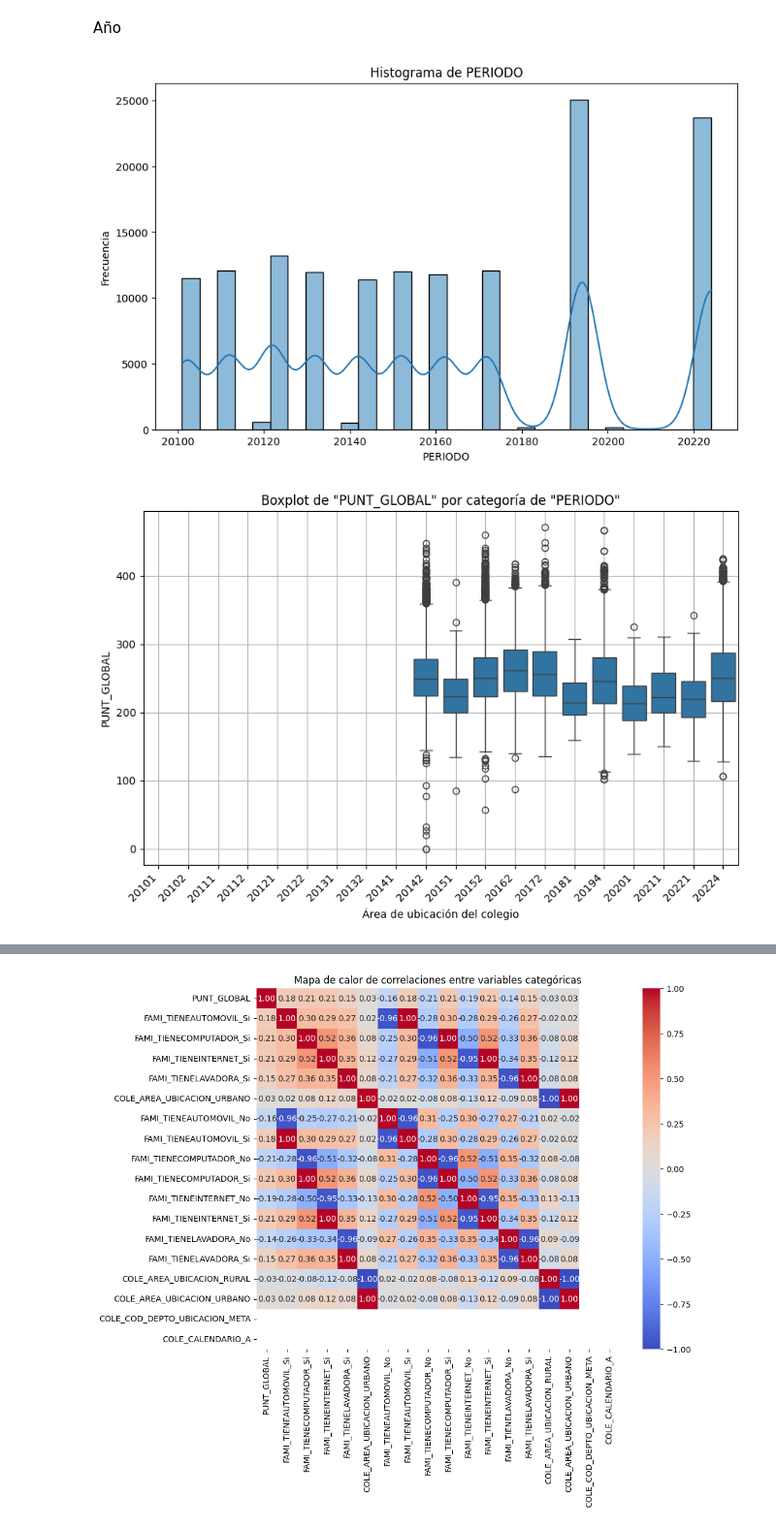
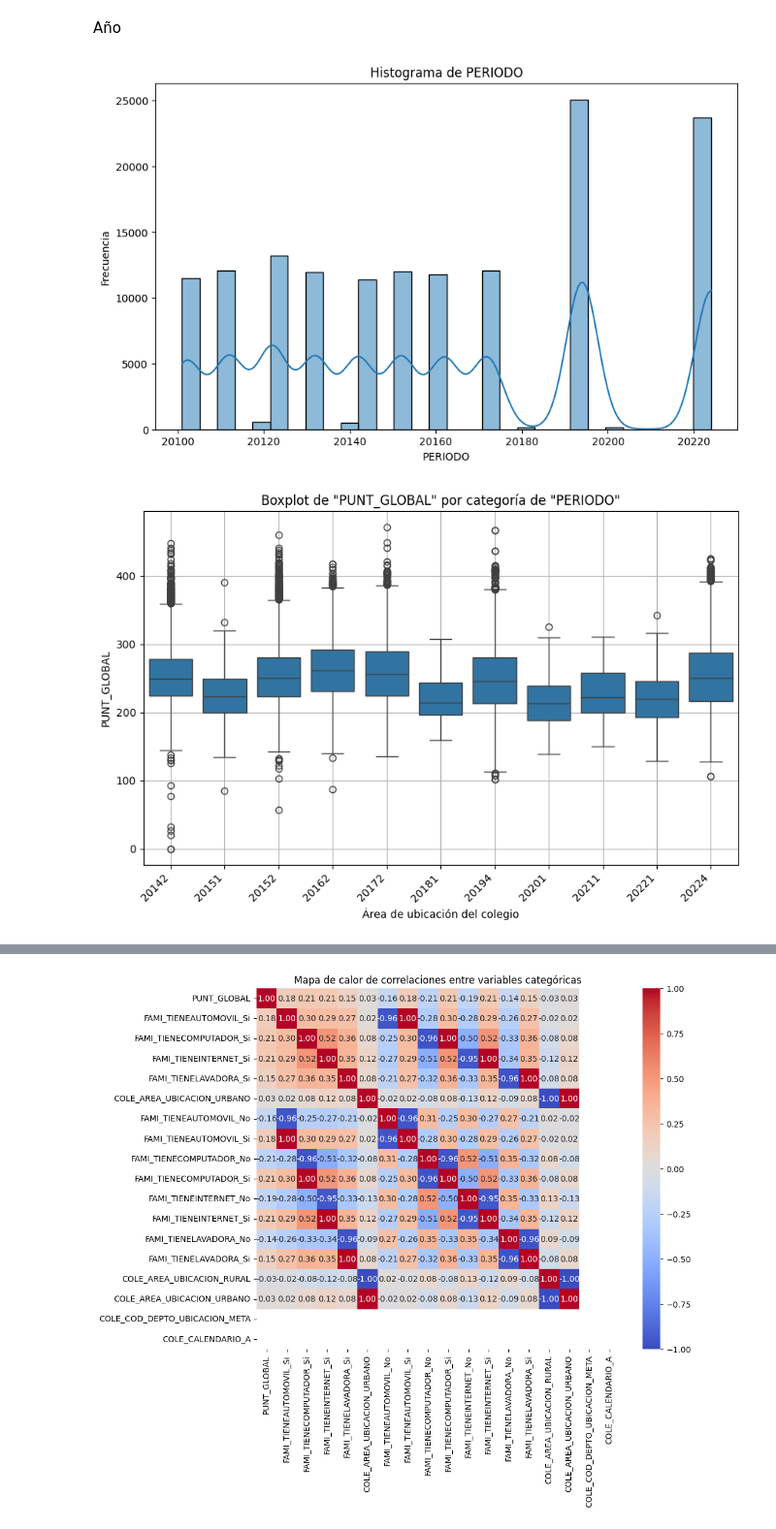
Before and after one commit to vcalderonmol/Proyecto3, a Jupyter notebook: Tarea 3.ipynb, the cells around one changed output, grey strips where cells are left out. Shown at 97% size. Cells and saved outputs as stored; diff of their text form; code cells hidden in the pictures.

```diff
--- a/Tarea 3.ipynb
+++ b/Tarea 3.ipynb
@@ -291,25 +289,29 @@ print(cole_area_frequency_table)
 1                         RURAL       18612
 # %% [markdown]
 Año
+# %%
+
+# Histograma
+plt.figure(figsize=(10, 6))
+sns.histplot(data_df['PERIODO'], kde=True, bins=30)
+plt.title('Histograma de PERIODO')
+plt.xlabel('PERIODO')
+plt.ylabel('Frecuencia')
+plt.show()
+# %% [output]
+[figure, added]
 # %%
-
-# Histograma
-plt.figure(figsize=(10, 6))
-sns.histplot(data_df['PERIODO'], kde=True, bins=30)
-plt.title('Histograma de PERIODO')
-plt.xlabel('PERIODO')
-plt.ylabel('Frecuencia')
-plt.show()
-
+df_periodo = data_df[['PERIODO', 'PUNT_GLOBAL']]
+#Eliminar los na de la columna periodo
+df_periodo = df_periodo.dropna()
 # Crea un boxplot de 'PUNT_GLOBAL' para cada categoría de 'COLE_AREA_UBICACION'
 plt.figure(figsize=(10, 6))
-sns.boxplot(x='PERIODO', y='PUNT_GLOBAL', data=data_df)
+sns.boxplot(x='PERIODO', y='PUNT_GLOBAL', data=df_periodo)
 plt.title('Boxplot de "PUNT_GLOBAL" por categoría de "PERIODO"')
 plt.xlabel('Área de ubicación del colegio')
 plt.ylabel('PUNT_GLOBAL')
 plt.xticks(rotation=45, ha='right')
 plt.grid(True)
 plt.show()
 # %% [output]
-[figure, old version]
+[figure, new version]
-[figure, removed]
```
Also changed, not shown: parts of 15 cells of this notebook, 2 other files.
